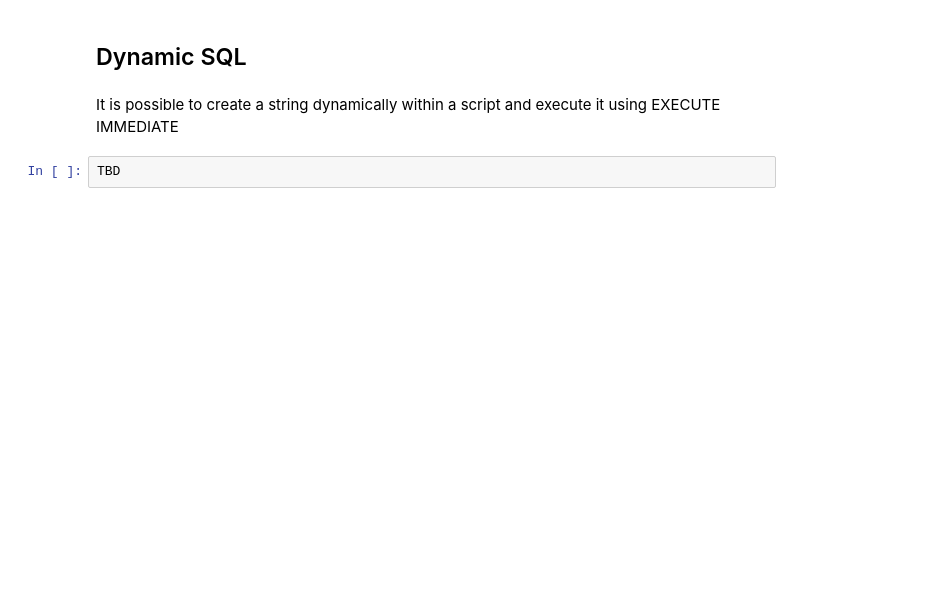
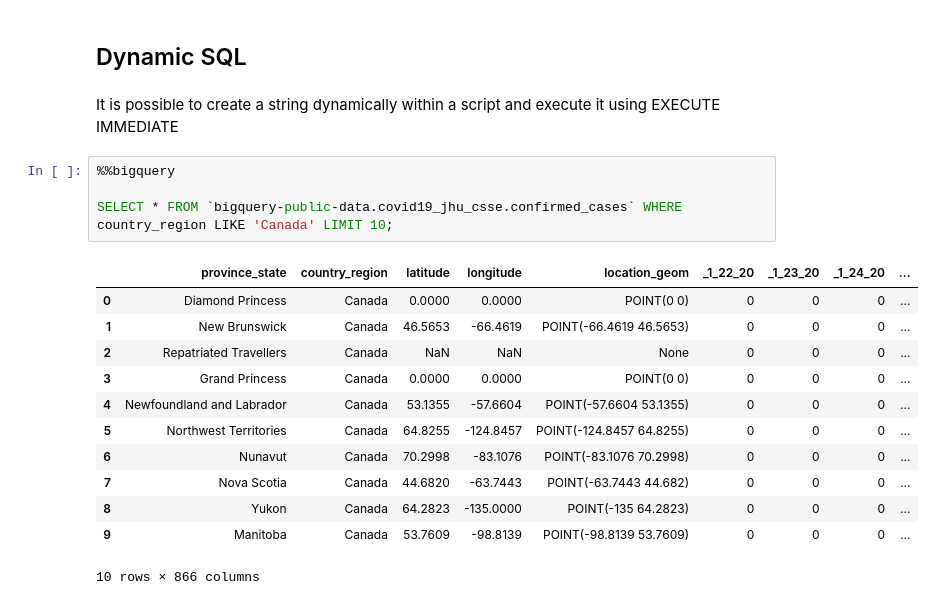
Before and after one commit to aymanfarhat/bq-notebook-examples, a Jupyter notebook: scripting.ipynb, the cells around one changed output. Saved outputs shown, nothing was run; the diff lists cells and outputs as text; blank space fills up the shorter version.

```diff
--- a/scripting.ipynb
+++ b/scripting.ipynb
@@ -227,5 +231,20 @@ END
 ## Dynamic SQL
 # %% [markdown]
 It is possible to create a string dynamically within a script and execute it using EXECUTE IMMEDIATE
-# %%
-TBD
+# %%
+%%bigquery
+
+SELECT * FROM `bigquery-public-data.covid19_jhu_csse.confirmed_cases` WHERE country_region LIKE 'Canada' LIMIT 10;
+# %% [output]
+|  | province_state | country_region | latitude | longitude | location_geom | _1_22_20 | _1_23_20 | _1_24_20 | ... |
+| 0 | Diamond Princess | Canada | 0.0000 | 0.0000 | POINT(0 0) | 0 | 0 | 0 | ... |
+| 1 | New Brunswick | Canada | 46.5653 | -66.4619 | POINT(-66.4619 46.5653) | 0 | 0 | 0 | ... |
+| 2 | Repatriated Travellers | Canada | NaN | NaN | None | 0 | 0 | 0 | ... |
+| 3 | Grand Princess | Canada | 0.0000 | 0.0000 | POINT(0 0) | 0 | 0 | 0 | ... |
+| 4 | Newfoundland and Labrador | Canada | 53.1355 | -57.6604 | POINT(-57.6604 53.1355) | 0 | 0 | 0 | ... |
+| 5 | Northwest Territories | Canada | 64.8255 | -124.8457 | POINT(-124.8457 64.8255) | 0 | 0 | 0 | ... |
+| 6 | Nunavut | Canada | 70.2998 | -83.1076 | POINT(-83.1076 70.2998) | 0 | 0 | 0 | ... |
+| 7 | Nova Scotia | Canada | 44.6820 | -63.7443 | POINT(-63.7443 44.682) | 0 | 0 | 0 | ... |
+| 8 | Yukon | Canada | 64.2823 | -135.0000 | POINT(-135 64.2823) | 0 | 0 | 0 | ... |
+| 9 | Manitoba | Canada | 53.7609 | -98.8139 | POINT(-98.8139 53.7609) | 0 | 0 | 0 | ... |
+10 rows × 866 columns
```
Also changed, not shown: parts of 7 cells of this notebook, 2 other files.
